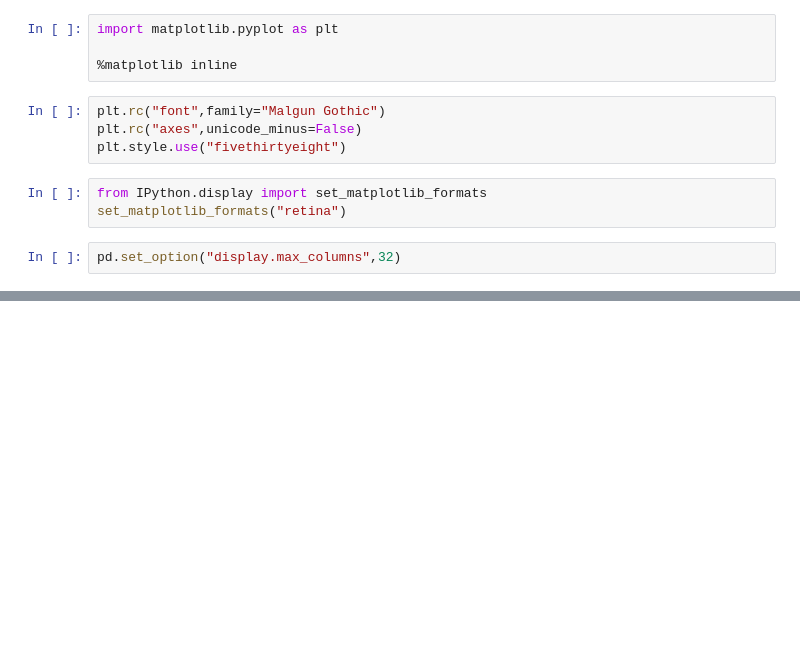
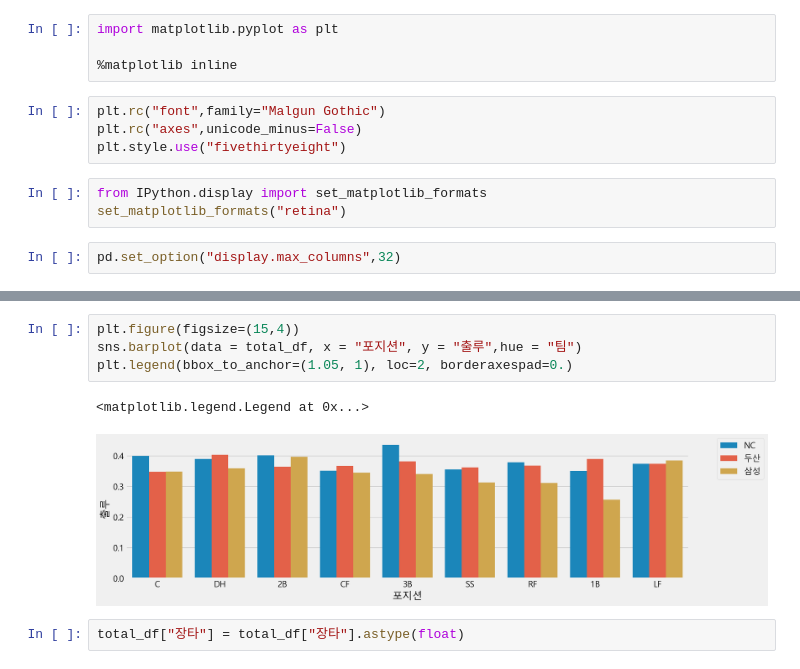
Before and after one commit to jeonprize/KBO-Analysis, a Jupyter notebook: 2020 SL.ipynb, the cells around one changed output, grey strips where cells are left out. Drawn from its saved outputs; the diff is of its cells as text; blank space fills up the shorter version.

```diff
--- a/2020 SL.ipynb
+++ b/2020 SL.ipynb
@@ -114,0 +549,9 @@ Name: WAR, dtype: float64
+# %%
+plt.figure(figsize=(15,4))
+sns.barplot(data = total_df, x = "포지션", y = "출루",hue = "팀")
+plt.legend(bbox_to_anchor=(1.05, 1), loc=2, borderaxespad=0.)
+# %% [output]
+<matplotlib.legend.Legend at 0x...>
+[figure, added]
+# %%
+total_df["장타"] = total_df["장타"].astype(float)
```
Also changed, not shown: parts of 58 cells of this notebook.
